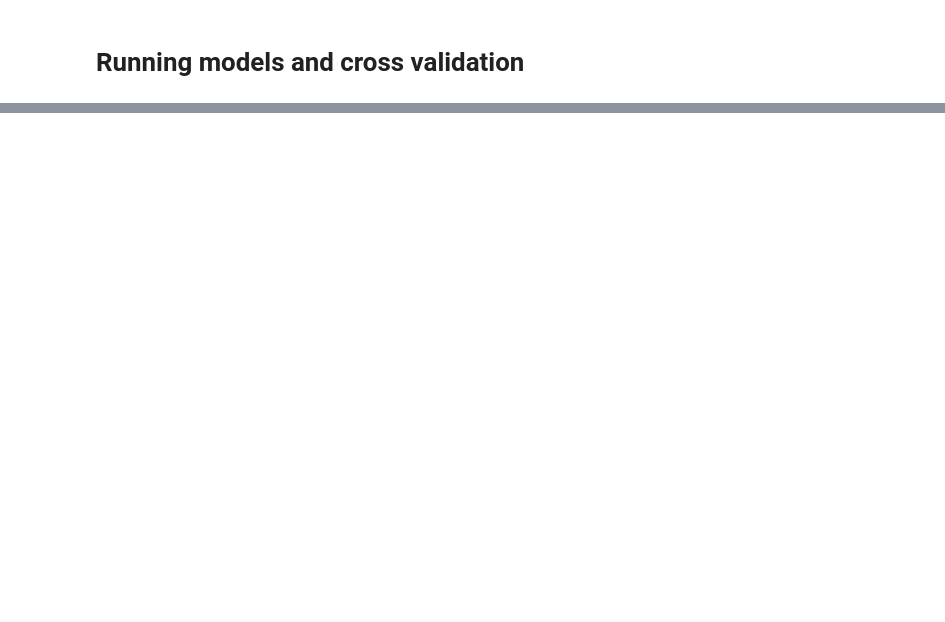
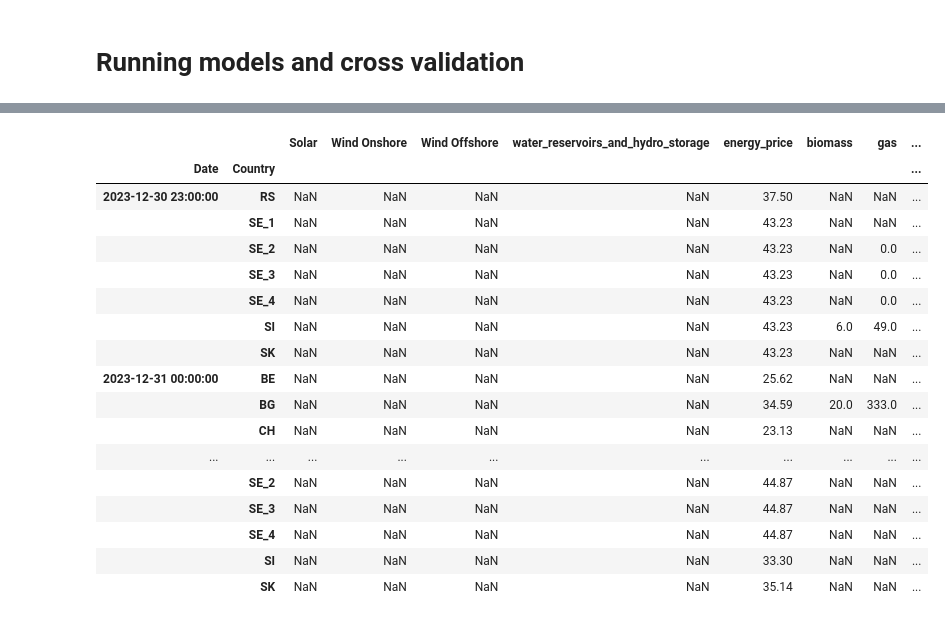
Before and after one commit to hertiemlteam/machine_learning, a Jupyter notebook: modeling_notebook.ipynb, the cells around one changed output, grey strips where cells are left out. Saved outputs shown, nothing was run; the diff lists cells and outputs as text; code cells hidden in the pictures; blank space fills up the shorter version.

```diff
--- a/modeling_notebook.ipynb
+++ b/modeling_notebook.ipynb
@@ -106,0 +210,5 @@ print(fitted_model)
+# %%
+df4.rename(columns={'country_index': 'Country'}, inplace=True)
+# %%
+df4 = df4.set_index(['Date', 'Country'])
+df5 = df5.set_index(['Date', 'Country'])
@@ -106,0 +223,4 @@ print(fitted_model)
+# %%
+df5.drop(columns=['index'], inplace=True)
+# %%
+all_featuresdf = pd.merge(df4, df5, left_index=True, right_index=True, how='outer')
@@ -106,0 +244,21 @@ print(fitted_model)
+# %%
+all_featuresdf.tail(50)
+# %% [output]
+|  |  | Solar | Wind Onshore | Wind Offshore | water_reservoirs_and_hydro_storage | energy_price | biomass | gas | ... |
+| Date | Country |  |  |  |  |  |  |  | ... |
+| 2023-12-30 23:00:00 | RS | NaN | NaN | NaN | NaN | 37.50 | NaN | NaN | ... |
+|  | SE_1 | NaN | NaN | NaN | NaN | 43.23 | NaN | NaN | ... |
+|  | SE_2 | NaN | NaN | NaN | NaN | 43.23 | NaN | 0.0 | ... |
+|  | SE_3 | NaN | NaN | NaN | NaN | 43.23 | NaN | 0.0 | ... |
+|  | SE_4 | NaN | NaN | NaN | NaN | 43.23 | NaN | 0.0 | ... |
+|  | SI | NaN | NaN | NaN | NaN | 43.23 | 6.0 | 49.0 | ... |
+|  | SK | NaN | NaN | NaN | NaN | 43.23 | NaN | NaN | ... |
+| 2023-12-31 00:00:00 | BE | NaN | NaN | NaN | NaN | 25.62 | NaN | NaN | ... |
+|  | BG | NaN | NaN | NaN | NaN | 34.59 | 20.0 | 333.0 | ... |
+|  | CH | NaN | NaN | NaN | NaN | 23.13 | NaN | NaN | ... |
+| ... | ... | ... | ... | ... | ... | ... | ... | ... | ... |
+|  | SE_2 | NaN | NaN | NaN | NaN | 44.87 | NaN | NaN | ... |
+|  | SE_3 | NaN | NaN | NaN | NaN | 44.87 | NaN | NaN | ... |
+|  | SE_4 | NaN | NaN | NaN | NaN | 44.87 | NaN | NaN | ... |
+|  | SI | NaN | NaN | NaN | NaN | 33.30 | NaN | NaN | ... |
+|  | SK | NaN | NaN | NaN | NaN | 35.14 | NaN | NaN | ... |
```
Also changed, not shown: parts of 42 cells of this notebook.
